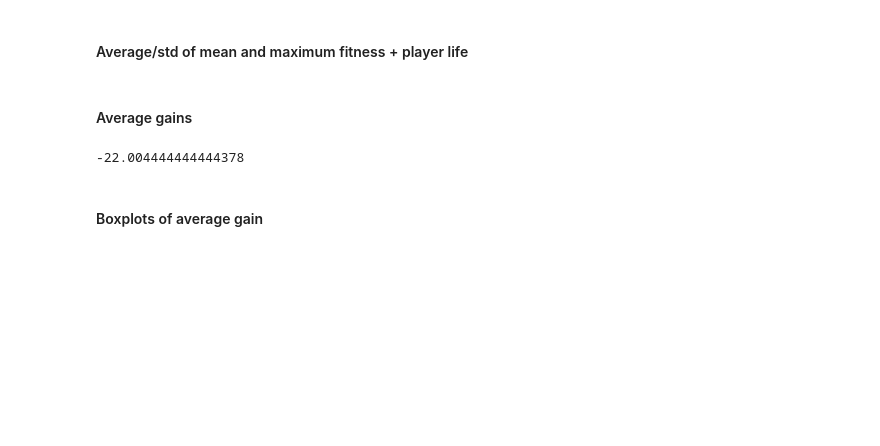
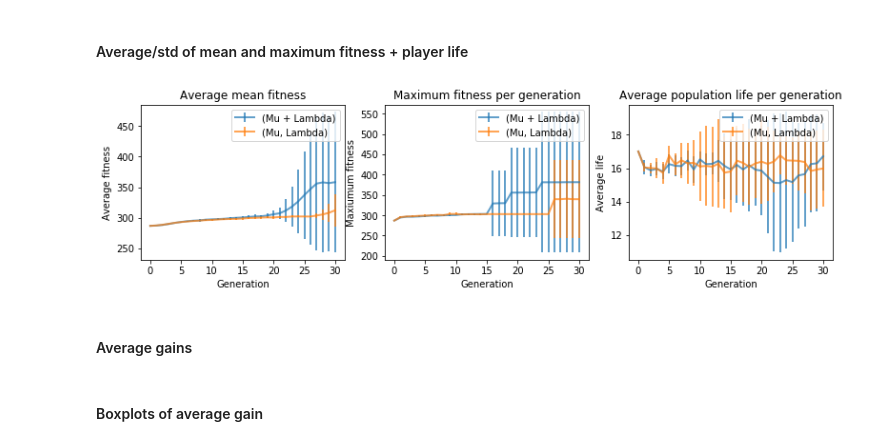
Before and after one commit to Tensaiz/Evolutionary-computing, a Jupyter notebook: Analysis.ipynb, the cells around one changed output. Drawn from its saved outputs; the diff is of its cells as text; code cells hidden in the pictures; blank space fills up the shorter version.

Commit message:
Move some results, change some folders

```diff
--- a/Analysis.ipynb
+++ b/Analysis.ipynb
@@ -319,54 +319,55 @@ for alg in algorithms:
 
 x = list(range(0, 31))
 
-fig = plt.figure(figsize=(12, 3))
+fig = plt.figure(figsize=(13, 3))
 
+plt.subplot(1, 3, 1)
 plt.errorbar(x, means_map['MuPlusLambda']['avg'], yerr=std_map['MuPlusLambda']['avg'], label="(Mu + Lambda)", alpha=0.7, lw=2)
 plt.errorbar(x, means_map['MuCommaLambda']['avg'], yerr=std_map['MuCommaLambda']['avg'], label="(Mu, Lambda)",alpha=0.7, lw=2)
 
 plt.ylabel('Average fitness')
 plt.xlabel('Generation')
 plt.legend()
-plt.title('Average mean fitness averaged over 10 runs')
+plt.title('Average mean fitness')
 
-plt.savefig('avg-fitness.pdf', bbox_inches='tight')
-plt.show()
+# plt.savefig('avg-fitness.pdf', bbox_inches='tight')
+# plt.show()
 
 
 # Maximum fitness + std
 
-x = list(range(0, 31))
+# x = list(range(0, 31))
 
-fig = plt.figure(figsize=(12, 3))
+
+plt.subplot(1, 3, 2)
 
 plt.errorbar(x, means_map['MuPlusLambda']['max'], yerr=std_map['MuPlusLambda']['max'], label="(Mu + Lambda)", alpha=0.7, lw=2)
 plt.errorbar(x, means_map['MuCommaLambda']['max'], yerr=std_map['MuCommaLambda']['max'], label="(Mu, Lambda)",alpha=0.7, lw=2)
 
 plt.ylabel('Maxiumum fitness')
 plt.xlabel('Generation')
 plt.legend()
-plt.title('Maximum fitness per generation averaged over 10 runs ')
+plt.title('Maximum fitness per generation')
 
-plt.savefig('max-fitness.pdf', bbox_inches='tight')
-plt.show()
+# plt.savefig('max-fitness.pdf', bbox_inches='tight')
+# plt.show()
 
 
 # Average life + std
-
-x = list(range(0, 31))
-
-fig = plt.figure(figsize=(12, 3))
+plt.subplot(1, 3, 3)
 
 plt.errorbar(x, means_map['MuPlusLambda']['life_avg'], yerr=std_map['MuPlusLambda']['life_avg'], label="(Mu + Lambda)", alpha=0.7, lw=2)
 plt.errorbar(x, means_map['MuCommaLambda']['life_avg'], yerr=std_map['MuCommaLambda']['life_avg'], label="(Mu, Lambda)",alpha=0.7, lw=2)
 
 plt.ylabel('Average life')
 plt.xlabel('Generation')
 plt.legend()
-plt.title('Average life of the population per generation averaged over 10 runs')
+plt.title('Average population life per generation')
 
-plt.savefig('avg-life.pdf', bbox_inches='tight')
+plt.savefig('./images/means-stds.pdf', bbox_inches='tight')
 plt.show()
+# %% [output]
+[figure, added]
 # %% [markdown]
 #### Average gains
 # %%
@@ -379,11 +380,9 @@ for alg in algorithms:
     runs = os.listdir(folder + alg + '/')
     alg_gain_avg = []
     for run in runs:
-        df = pd.read_csv(folder + run)
-        alg_gain_avg.append(df.mean().mean())
+        df = pd.read_csv(folder + alg + '/' + run)
+        alg_gain_avg.append(df.mean().sum())
     gain_avgs.append(alg_gain_avg)
-# %% [output]
--22.004444444444378
 # %% [markdown]
 #### Boxplots of average gain
 # %%
```
Also changed, not shown: parts of 2 cells of this notebook, 37 other files.
